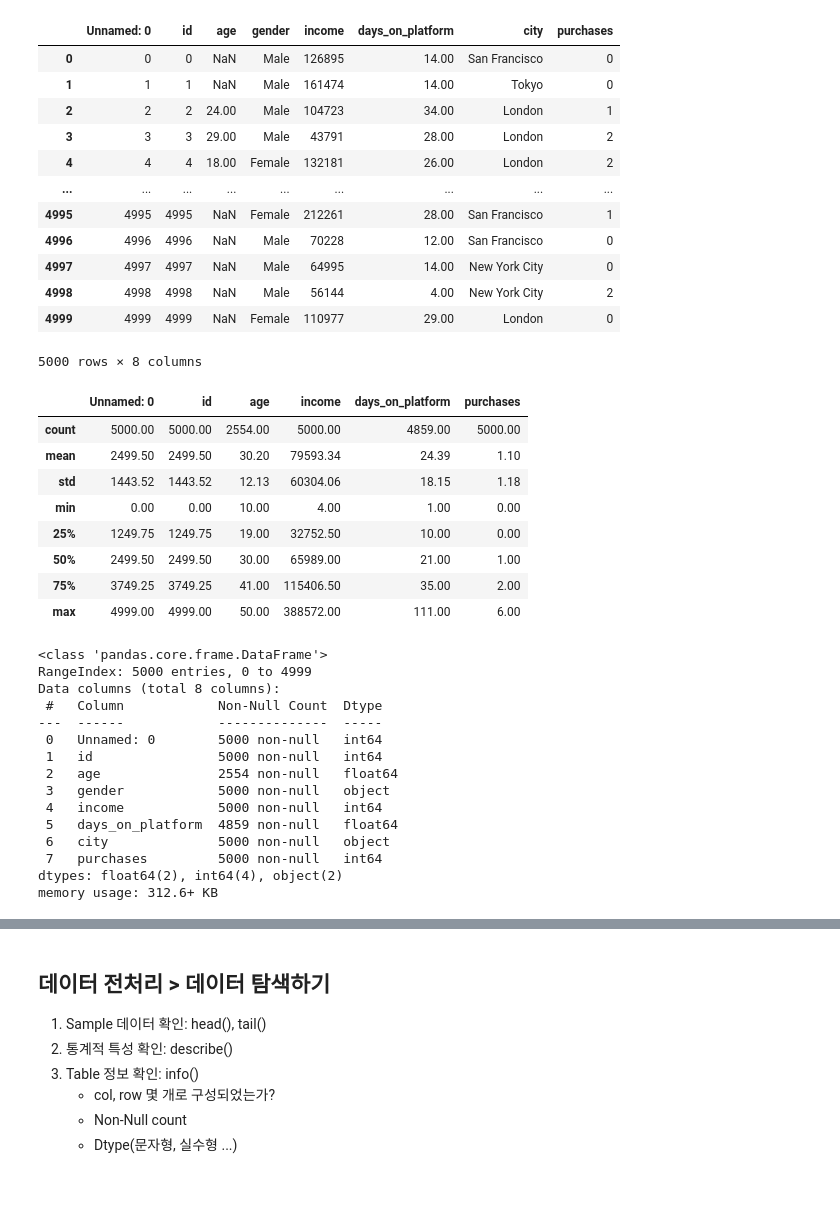
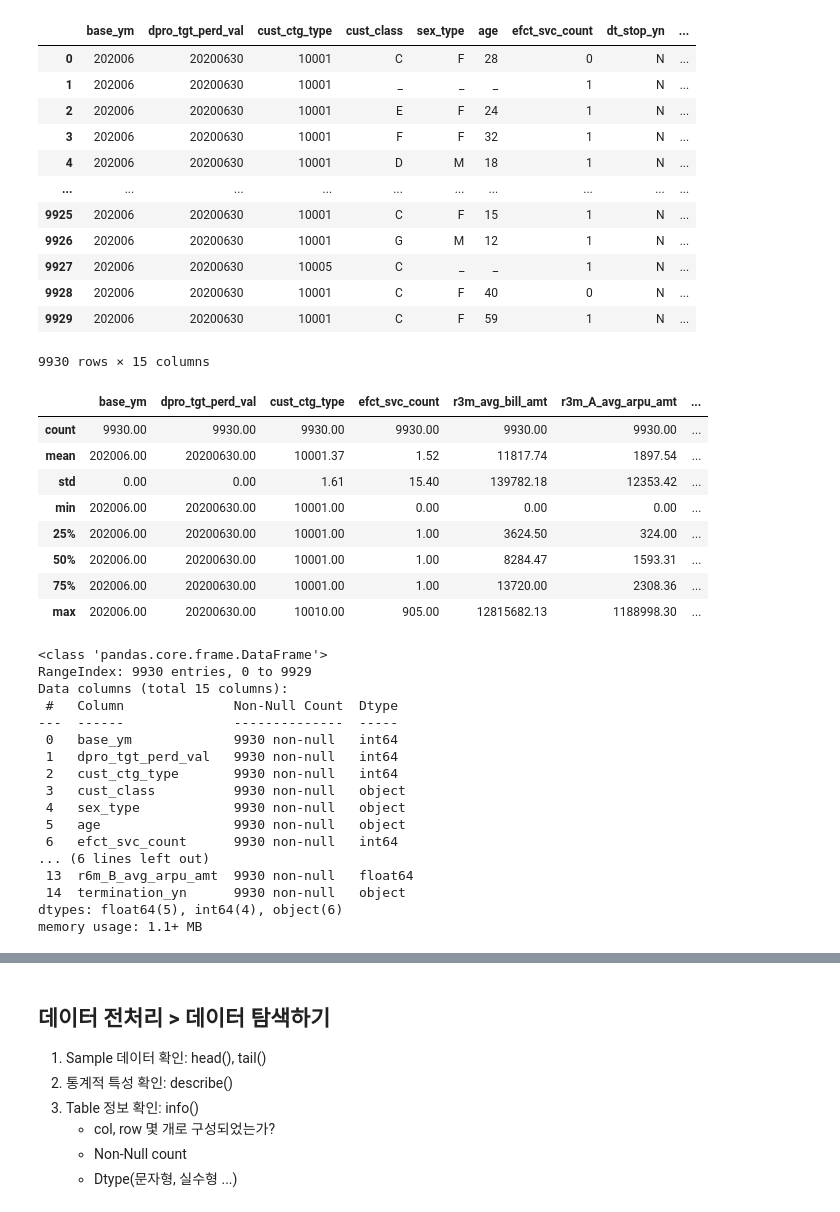
Before and after one commit to ipinid613/github_python_ML, a Jupyter notebook: KT_AICE/데이터전처리_데이터 탐색_결측치 처리_240827.ipynb, the cells around one changed output, grey strips where cells are left out. Cells and saved outputs as stored; diff of their text form; code cells hidden in the pictures.

```diff
--- a/KT_AICE/데이터전처리_데이터 탐색_결측치 처리_240827.ipynb
+++ b/KT_AICE/데이터전처리_데이터 탐색_결측치 처리_240827.ipynb
@@ -22,47 +28,49 @@ pd.set_option('display.float_format', '{:.2f}'.format)
 # %%
-df = pd.read_csv("clv_data.csv")
+df = pd.read_csv("sc_cust_info_txn_v1.5.csv")
 df
 # %% [output]
-|  | Unnamed: 0 | id | age | gender | income | days_on_platform | city | purchases |
-| 0 | 0 | 0 | NaN | Male | 126895 | 14.00 | San Francisco | 0 |
-| 1 | 1 | 1 | NaN | Male | 161474 | 14.00 | Tokyo | 0 |
-| 2 | 2 | 2 | 24.00 | Male | 104723 | 34.00 | London | 1 |
-| 3 | 3 | 3 | 29.00 | Male | 43791 | 28.00 | London | 2 |
-| 4 | 4 | 4 | 18.00 | Female | 132181 | 26.00 | London | 2 |
-| ... | ... | ... | ... | ... | ... | ... | ... | ... |
-| 4995 | 4995 | 4995 | NaN | Female | 212261 | 28.00 | San Francisco | 1 |
-| 4996 | 4996 | 4996 | NaN | Male | 70228 | 12.00 | San Francisco | 0 |
-| 4997 | 4997 | 4997 | NaN | Male | 64995 | 14.00 | New York City | 0 |
-| 4998 | 4998 | 4998 | NaN | Male | 56144 | 4.00 | New York City | 2 |
-| 4999 | 4999 | 4999 | NaN | Female | 110977 | 29.00 | London | 0 |
+|  | base_ym | dpro_tgt_perd_val | cust_ctg_type | cust_class | sex_type | age | efct_svc_count | dt_stop_yn | ... |
+| 0 | 202006 | 20200630 | 10001 | C | F | 28 | 0 | N | ... |
+| 1 | 202006 | 20200630 | 10001 | _ | _ | _ | 1 | N | ... |
+| 2 | 202006 | 20200630 | 10001 | E | F | 24 | 1 | N | ... |
+| 3 | 202006 | 20200630 | 10001 | F | F | 32 | 1 | N | ... |
+| 4 | 202006 | 20200630 | 10001 | D | M | 18 | 1 | N | ... |
+| ... | ... | ... | ... | ... | ... | ... | ... | ... | ... |
+| 9925 | 202006 | 20200630 | 10001 | C | F | 15 | 1 | N | ... |
+| 9926 | 202006 | 20200630 | 10001 | G | M | 12 | 1 | N | ... |
+| 9927 | 202006 | 20200630 | 10005 | C | _ | _ | 1 | N | ... |
+| 9928 | 202006 | 20200630 | 10001 | C | F | 40 | 0 | N | ... |
+| 9929 | 202006 | 20200630 | 10001 | C | F | 59 | 1 | N | ... |
-5000 rows × 8 columns
+9930 rows × 15 columns
 # %%
 df.describe()
 # %% [output]
-|  | Unnamed: 0 | id | age | income | days_on_platform | purchases |
-| count | 5000.00 | 5000.00 | 2554.00 | 5000.00 | 4859.00 | 5000.00 |
-| mean | 2499.50 | 2499.50 | 30.20 | 79593.34 | 24.39 | 1.10 |
-| std | 1443.52 | 1443.52 | 12.13 | 60304.06 | 18.15 | 1.18 |
-| min | 0.00 | 0.00 | 10.00 | 4.00 | 1.00 | 0.00 |
-| 25% | 1249.75 | 1249.75 | 19.00 | 32752.50 | 10.00 | 0.00 |
-| 50% | 2499.50 | 2499.50 | 30.00 | 65989.00 | 21.00 | 1.00 |
-| 75% | 3749.25 | 3749.25 | 41.00 | 115406.50 | 35.00 | 2.00 |
-| max | 4999.00 | 4999.00 | 50.00 | 388572.00 | 111.00 | 6.00 |
+|  | base_ym | dpro_tgt_perd_val | cust_ctg_type | efct_svc_count | r3m_avg_bill_amt | r3m_A_avg_arpu_amt | ... |
+| count | 9930.00 | 9930.00 | 9930.00 | 9930.00 | 9930.00 | 9930.00 | ... |
+| mean | 202006.00 | 20200630.00 | 10001.37 | 1.52 | 11817.74 | 1897.54 | ... |
+| std | 0.00 | 0.00 | 1.61 | 15.40 | 139782.18 | 12353.42 | ... |
+| min | 202006.00 | 20200630.00 | 10001.00 | 0.00 | 0.00 | 0.00 | ... |
+| 25% | 202006.00 | 20200630.00 | 10001.00 | 1.00 | 3624.50 | 324.00 | ... |
+| 50% | 202006.00 | 20200630.00 | 10001.00 | 1.00 | 8284.47 | 1593.31 | ... |
+| 75% | 202006.00 | 20200630.00 | 10001.00 | 1.00 | 13720.00 | 2308.36 | ... |
+| max | 202006.00 | 20200630.00 | 10010.00 | 905.00 | 12815682.13 | 1188998.30 | ... |
 # %%
-df.info() #Non-Null Count 확인
+df.info() #Non-Null Count 확인 = 결측값 없네?
 # %% [output]
 <class 'pandas.core.frame.DataFrame'>
-RangeIndex: 5000 entries, 0 to 4999
-Data columns (total 8 columns):
- #   Column            Non-Null Count  Dtype
----  ------            --------------  -----
- 0   Unnamed: 0        5000 non-null   int64
- 1   id                5000 non-null   int64
- 2   age               2554 non-null   float64
- 3   gender            5000 non-null   object
- 4   income            5000 non-null   int64
- 5   days_on_platform  4859 non-null   float64
- 6   city              5000 non-null   object
- 7   purchases         5000 non-null   int64
-dtypes: float64(2), int64(4), object(2)
-memory usage: 312.6+ KB
+RangeIndex: 9930 entries, 0 to 9929
+Data columns (total 15 columns):
+ #   Column              Non-Null Count  Dtype
+---  ------              --------------  -----
+ 0   base_ym             9930 non-null   int64
+ 1   dpro_tgt_perd_val   9930 non-null   int64
+ 2   cust_ctg_type       9930 non-null   int64
+ 3   cust_class          9930 non-null   object
+ 4   sex_type            9930 non-null   object
+ 5   age                 9930 non-null   object
+ 6   efct_svc_count      9930 non-null   int64
+... (6 lines left out)
+ 13  r6m_B_avg_arpu_amt  9930 non-null   float64
+ 14  termination_yn      9930 non-null   object
+dtypes: float64(5), int64(4), object(6)
+memory usage: 1.1+ MB
```
Also changed, not shown: parts of 4 cells of this notebook.
